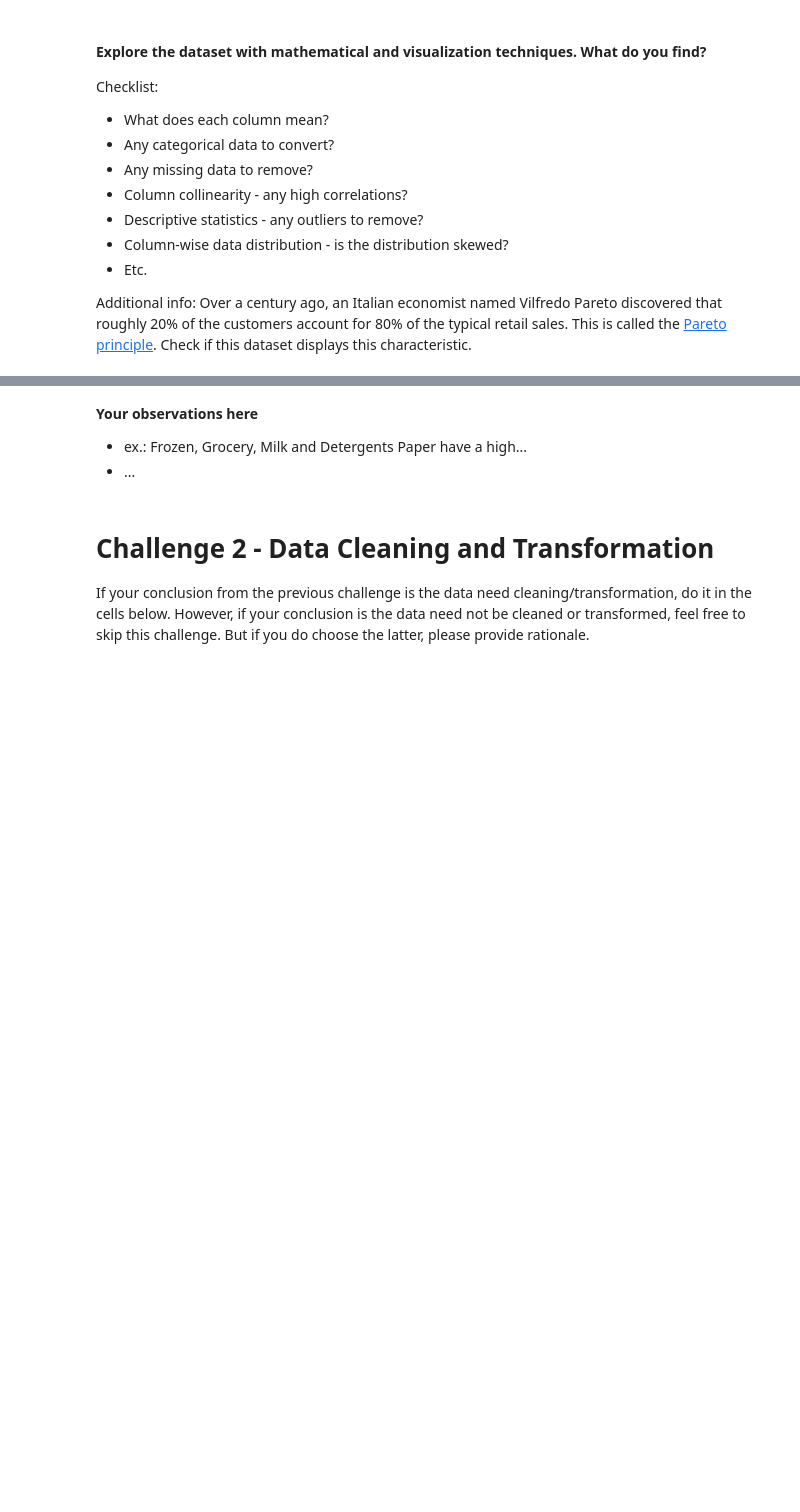
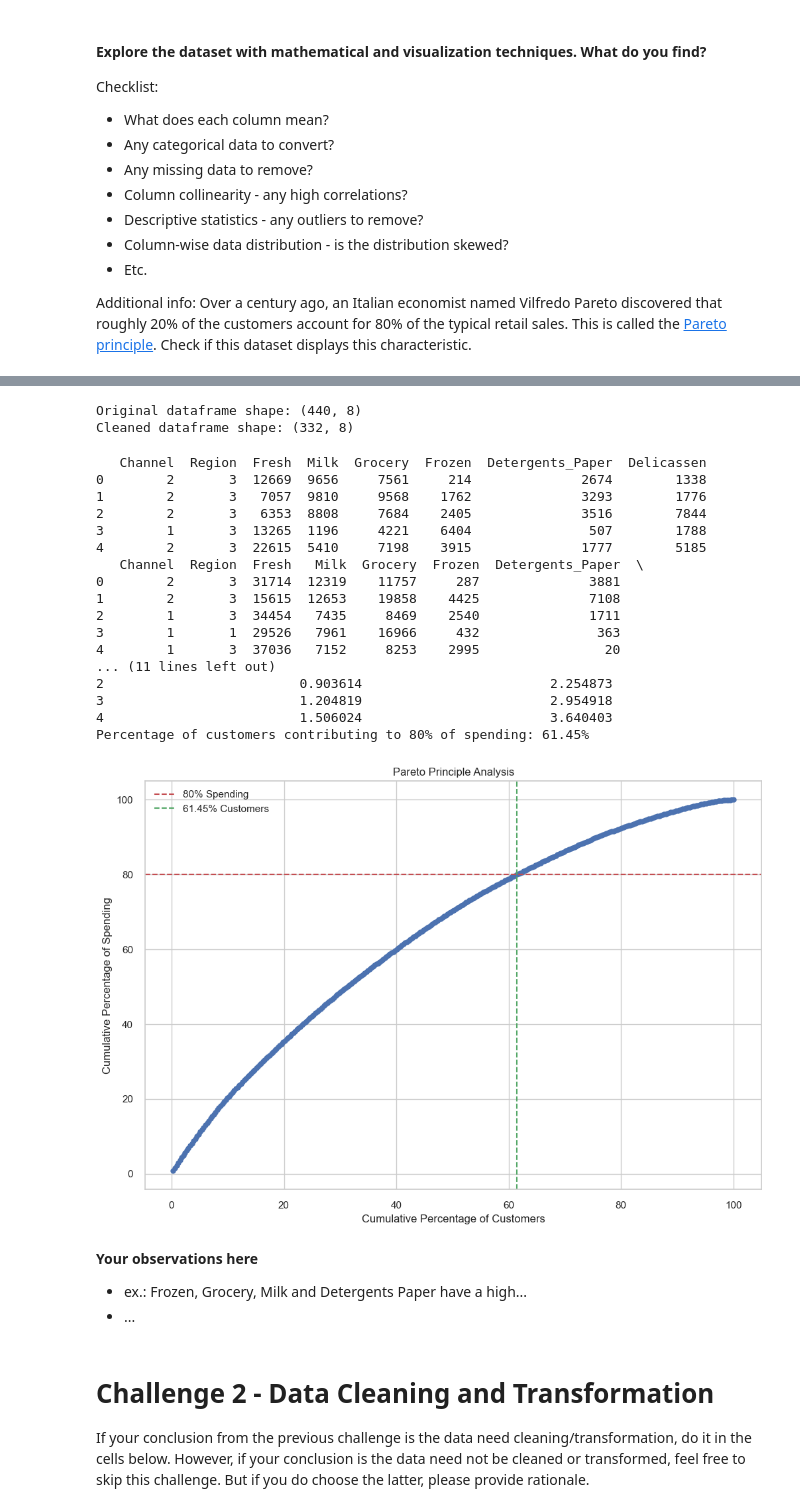
Before and after one commit to sergioironhack/ironhack-ai-course, a Jupyter notebook: lab-solutions/lab-unsupervised-learning/main.ipynb, the cells around one changed output, grey strips where cells are left out. Cells and saved outputs as stored; diff of their text form; code cells hidden in the pictures; blank space fills up the shorter version.

```diff
--- a/lab-solutions/lab-unsupervised-learning/main.ipynb
+++ b/lab-solutions/lab-unsupervised-learning/main.ipynb
@@ -100,3 +114,77 @@ plt.show()
+# %%
+# Calculate Q1 (25th percentile) and Q3 (75th percentile) for each column
+Q1 = df.quantile(0.25)
+Q3 = df.quantile(0.75)
+IQR = Q3 - Q1
+
+# Determine the outlier boundaries
+lower_bound = Q1 - 1.5 * IQR
+upper_bound = Q3 + 1.5 * IQR
+
+# Create a boolean DataFrame indicating whether each value is an outlier
+outliers = ((df < lower_bound) | (df > upper_bound))
+
+# Filter the DataFrame to remove the outliers
+df_cleaned = df[~outliers.any(axis=1)]
+
+print(f"Original dataframe shape: {df.shape}")
+print(f"Cleaned dataframe shape: {df_cleaned.shape}")
+# %% [output]
+Original dataframe shape: (440, 8)
+Cleaned dataframe shape: (332, 8)
+# %%
+# Sum total spend across all categories for each customer
+df_total = df_cleaned.copy()
+df_total['Total_Spending'] = df_total.sum(axis=1)
+print(df.head())
+
+df_sorted = df_total.sort_values(by='Total_Spending', ascending=False).reset_index(drop=True)
+
+# Calculate the cumulative sum of spending and the cumulative percentage of customers
+df_sorted['Cumulative_Spending'] = df_sorted['Total_Spending'].cumsum()
+df_sorted['Cumulative_Percentage_Customers'] = (df_sorted.index + 1) / len(df_sorted) * 100
+df_sorted['Cumulative_Percentage_Spending'] = df_sorted['Cumulative_Spending'] / df_sorted['Total_Spending'].sum() * 100
+
+print(df_sorted.head())
+
+# Determine the point where 80% of the spending is reached
+pareto_threshold = 80
+pareto_customers = df_sorted[df_sorted['Cumulative_Percentage_Spending'] <= pareto_threshold]
+pareto_percentage_customers = pareto_customers['Cumulative_Percentage_Customers'].max()
+print(f"Percentage of customers contributing to 80% of spending: {pareto_percentage_customers:.2f}%")
+
+import matplotlib.pyplot as plt
+import seaborn as sns
+
+sns.set(style="whitegrid")
+plt.figure(figsize=(12, 8))
+plt.plot(df_sorted['Cumulative_Percentage_Customers'], df_sorted['Cumulative_Percentage_Spending'], marker='o', linestyle='-')
+plt.axhline(y=80, color='r', linestyle='--', label='80% Spending')
+plt.axvline(x=pareto_percentage_customers, color='g', linestyle='--', label=f'{pareto_percentage_customers:.2f}% Customers')
+plt.title('Pareto Principle Analysis')
+plt.xlabel('Cumulative Percentage of Customers')
+plt.ylabel('Cumulative Percentage of Spending')
+plt.legend()
+plt.show()
+# %% [output]
+   Channel  Region  Fresh  Milk  Grocery  Frozen  Detergents_Paper  Delicassen
+0        2       3  12669  9656     7561     214              2674        1338
+1        2       3   7057  9810     9568    1762              3293        1776
+2        2       3   6353  8808     7684    2405              3516        7844
+3        1       3  13265  1196     4221    6404               507        1788
+4        2       3  22615  5410     7198    3915              1777        5185
+   Channel  Region  Fresh   Milk  Grocery  Frozen  Detergents_Paper  \
+0        2       3  31714  12319    11757     287              3881
+1        2       3  15615  12653    19858    4425              7108
+2        1       3  34454   7435     8469    2540              1711
+3        1       1  29526   7961    16966     432               363
+4        1       3  37036   7152     8253    2995                20
+... (11 lines left out)
+2                         0.903614                        2.254873
+3                         1.204819                        2.954918
+4                         1.506024                        3.640403
+Percentage of customers contributing to 80% of spending: 61.45%
+[figure, added]
 # %% [markdown]
 **Your observations here**
 
```
Also changed, not shown: parts of 24 cells of this notebook, 3 other files.
